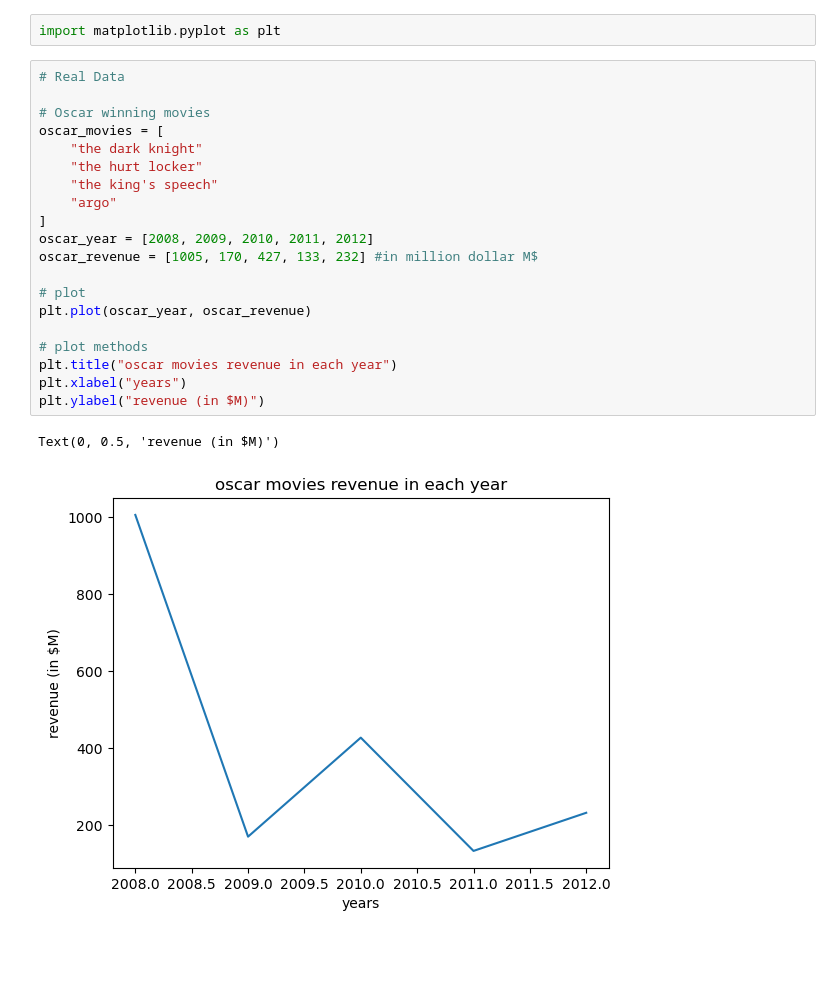
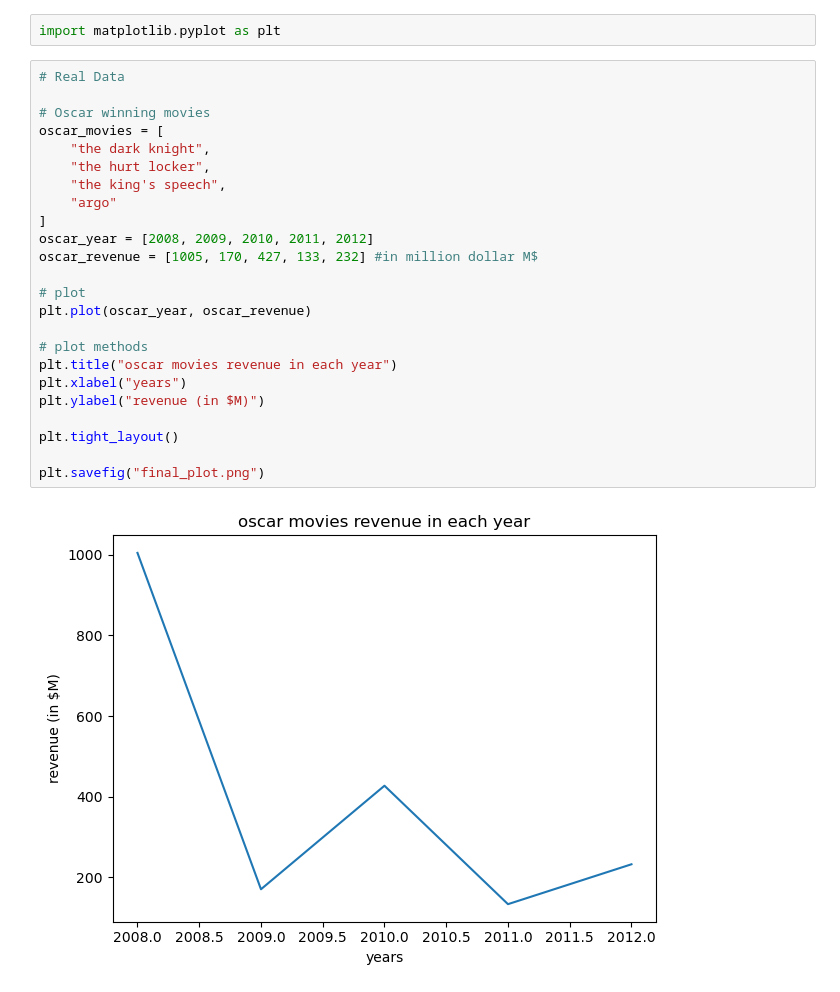
Before and after one commit to ShrutikaDandale/AIML, a Jupyter notebook: Data_Visualization1/plot_methods.ipynb, the cells around one changed output. Saved outputs shown, nothing was run; the diff lists cells and outputs as text; blank space fills up the shorter version.

Commit message:
Data Visualization

```diff
--- a/Data_Visualization1/plot_methods.ipynb
+++ b/Data_Visualization1/plot_methods.ipynb
@@ -3,23 +3,26 @@ import matplotlib.pyplot as plt
 # %%
 # Real Data
 
 # Oscar winning movies
 oscar_movies = [
-    "the dark knight"
-    "the hurt locker"
-    "the king's speech"
+    "the dark knight",
+    "the hurt locker",
+    "the king's speech",
     "argo"
 ]
 oscar_year = [2008, 2009, 2010, 2011, 2012]
 oscar_revenue = [1005, 170, 427, 133, 232] #in million dollar M$
 
 # plot
 plt.plot(oscar_year, oscar_revenue)
 
 # plot methods
 plt.title("oscar movies revenue in each year")
 plt.xlabel("years")
 plt.ylabel("revenue (in $M)")
+
+plt.tight_layout()
+
+plt.savefig("final_plot.png")
 # %% [output]
-Text(0, 0.5, 'revenue (in $M)')
-[figure, old version]
+[figure, new version]
```
Also changed, not shown: 3 other files.
